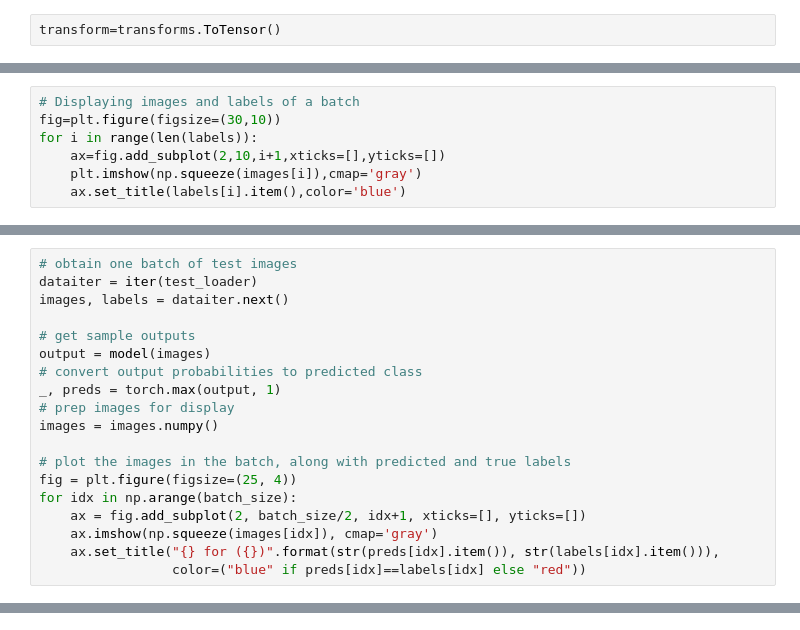
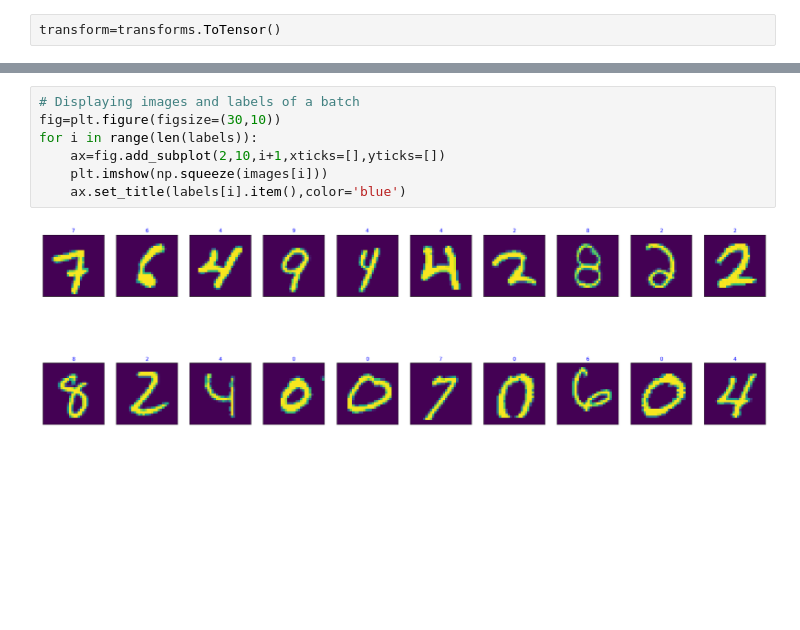
Before and after one commit to NvsYashwanth/MNIST-Handwritten-Digits-Recognition, a Jupyter notebook: digitsMNIST.ipynb, the cells around one changed output, grey strips where cells are left out. Saved outputs shown, nothing was run; the diff lists cells and outputs as text; blank space fills up the shorter version.

Commit message:
FCNN and CNN model updates

```diff
--- a/digitsMNIST.ipynb
+++ b/digitsMNIST.ipynb
@@ -81,7 +26,0 @@ tensor([9, 7, 2, 3, 7, 3, 2, 0, 2, 1, 6, 7, 4, 5, 1, 8, 3, 6, 8, 6]) torch.Size(
-# %%
-# Displaying images and labels of a batch
-fig=plt.figure(figsize=(30,10))
-for i in range(len(labels)):
-    ax=fig.add_subplot(2,10,i+1,xticks=[],yticks=[])
-    plt.imshow(np.squeeze(images[i]),cmap='gray')
-    ax.set_title(labels[i].item(),color='blue')
@@ -296,19 +26,0 @@ Overall Test Accuracy : 98% where 9811 of 10000 were predicted correctly
-# %%
-# obtain one batch of test images
-dataiter = iter(test_loader)
-images, labels = dataiter.next()
-
-# get sample outputs
-output = model(images)
-# convert output probabilities to predicted class
-_, preds = torch.max(output, 1)
-# prep images for display
-images = images.numpy()
-
-# plot the images in the batch, along with predicted and true labels
-fig = plt.figure(figsize=(25, 4))
-for idx in np.arange(batch_size):
-    ax = fig.add_subplot(2, batch_size/2, idx+1, xticks=[], yticks=[])
-    ax.imshow(np.squeeze(images[idx]), cmap='gray')
-    ax.set_title("{} for ({})".format(str(preds[idx].item()), str(labels[idx].item())),
-                 color=("blue" if preds[idx]==labels[idx] else "red"))
@@ -316,0 +89,9 @@ for idx in np.arange(batch_size):
+# %%
+# Displaying images and labels of a batch
+fig=plt.figure(figsize=(30,10))
+for i in range(len(labels)):
+    ax=fig.add_subplot(2,10,i+1,xticks=[],yticks=[])
+    plt.imshow(np.squeeze(images[i]))
+    ax.set_title(labels[i].item(),color='blue')
+# %% [output]
+[figure, added]
```
Also changed, not shown: parts of 43 cells of this notebook, 3 other files.
